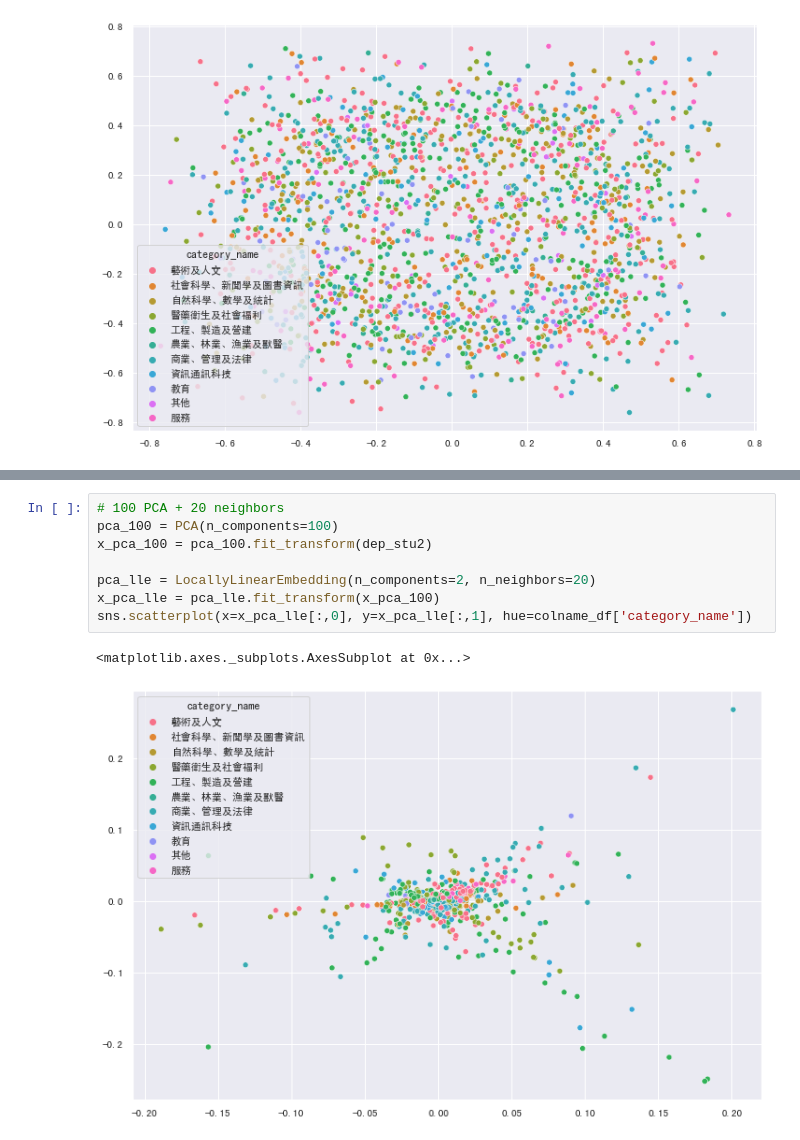
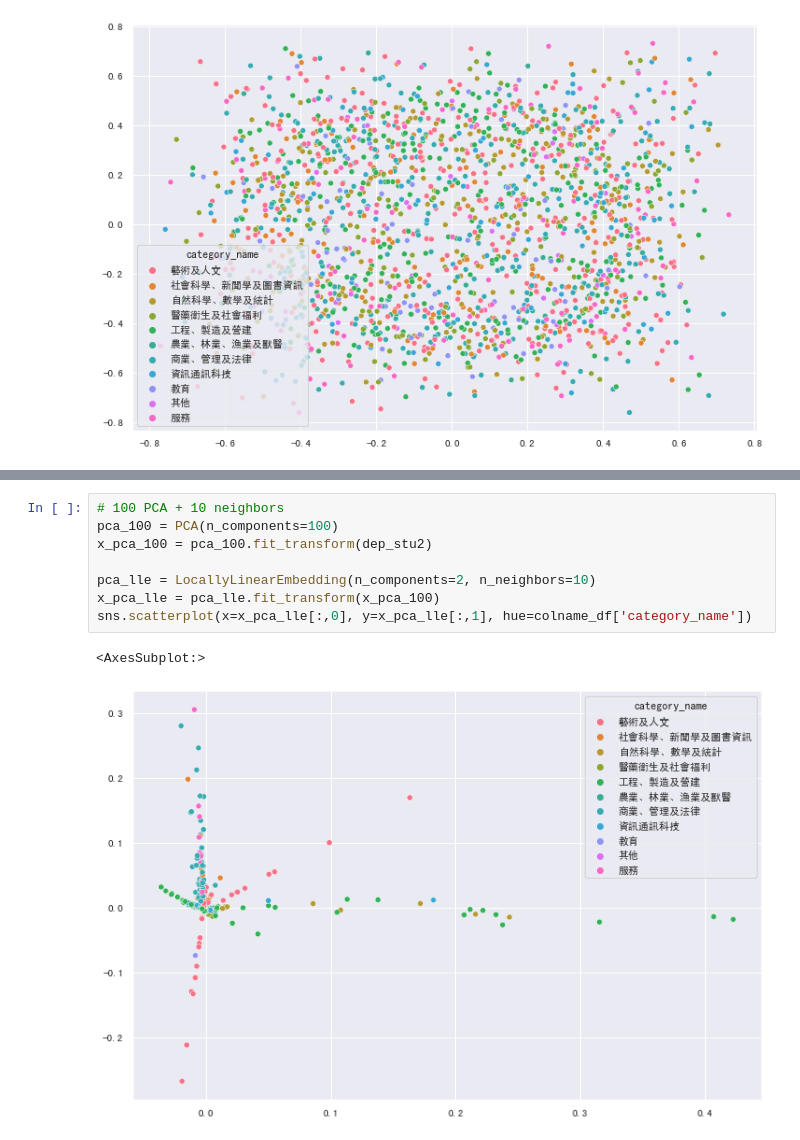
Before and after one commit to kevin-0211/Statistical-Learning, a Jupyter notebook: hw3/B07902034_Hw3.ipynb, the cells around one changed output, grey strips where cells are left out. Drawn from its saved outputs; the diff is of its cells as text.

```diff
--- a/hw3/B07902034_Hw3.ipynb
+++ b/hw3/B07902034_Hw3.ipynb
@@ -469,11 +470,11 @@ MemoryError: Unable to allocate 27.1 GiB for an array with shape (1917, 40, 4738
 # %%
-# 100 PCA + 20 neighbors
+# 100 PCA + 10 neighbors
 pca_100 = PCA(n_components=100)
 x_pca_100 = pca_100.fit_transform(dep_stu2)
 
-pca_lle = LocallyLinearEmbedding(n_components=2, n_neighbors=20)
+pca_lle = LocallyLinearEmbedding(n_components=2, n_neighbors=10)
 x_pca_lle = pca_lle.fit_transform(x_pca_100)
 sns.scatterplot(x=x_pca_lle[:,0], y=x_pca_lle[:,1], hue=colname_df['category_name'])
 # %% [output]
-<matplotlib.axes._subplots.AxesSubplot at 0x...>
+<AxesSubplot:>
-[figure, old version]
+[figure, new version]
```
Also changed, not shown: parts of 11 cells of this notebook.
